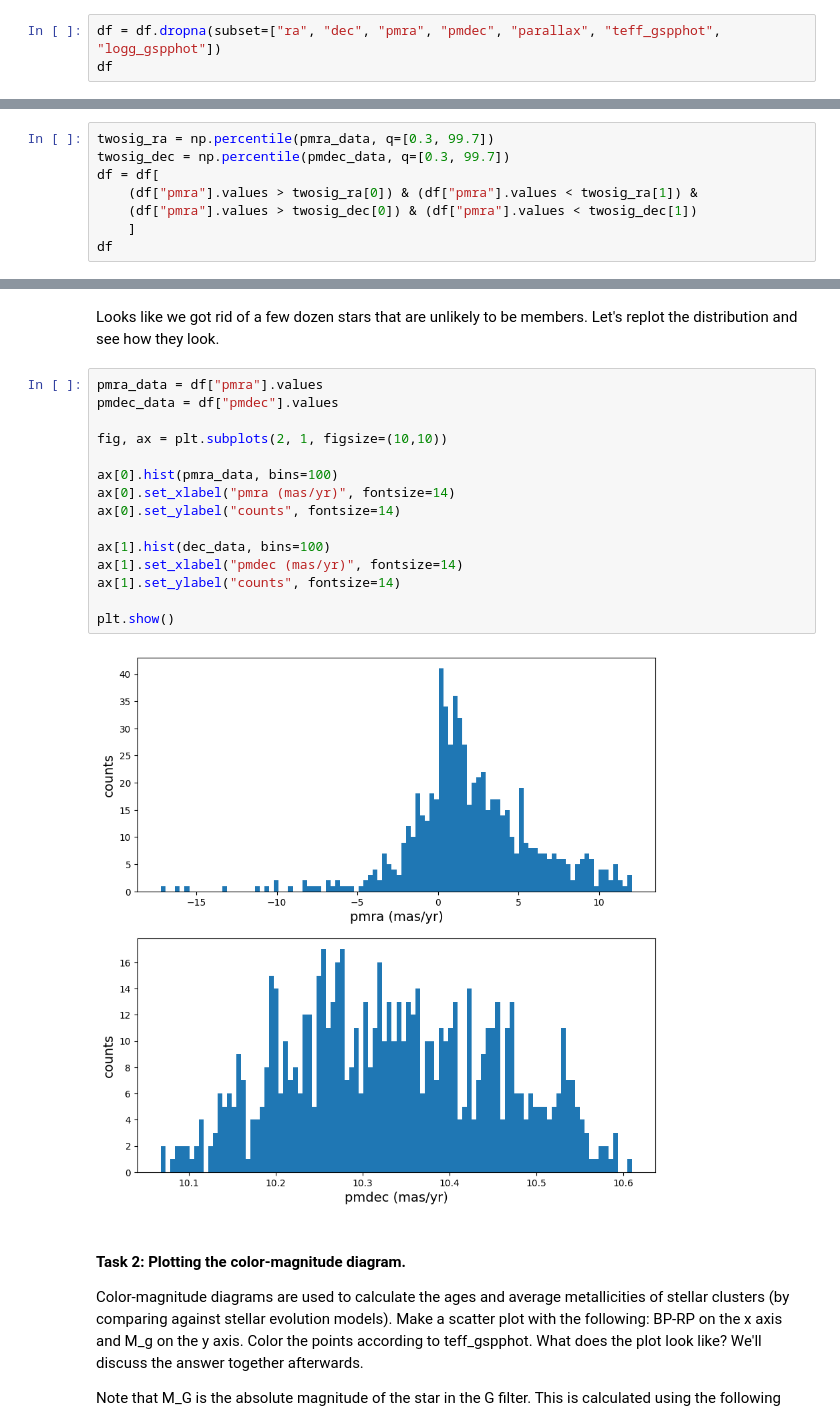
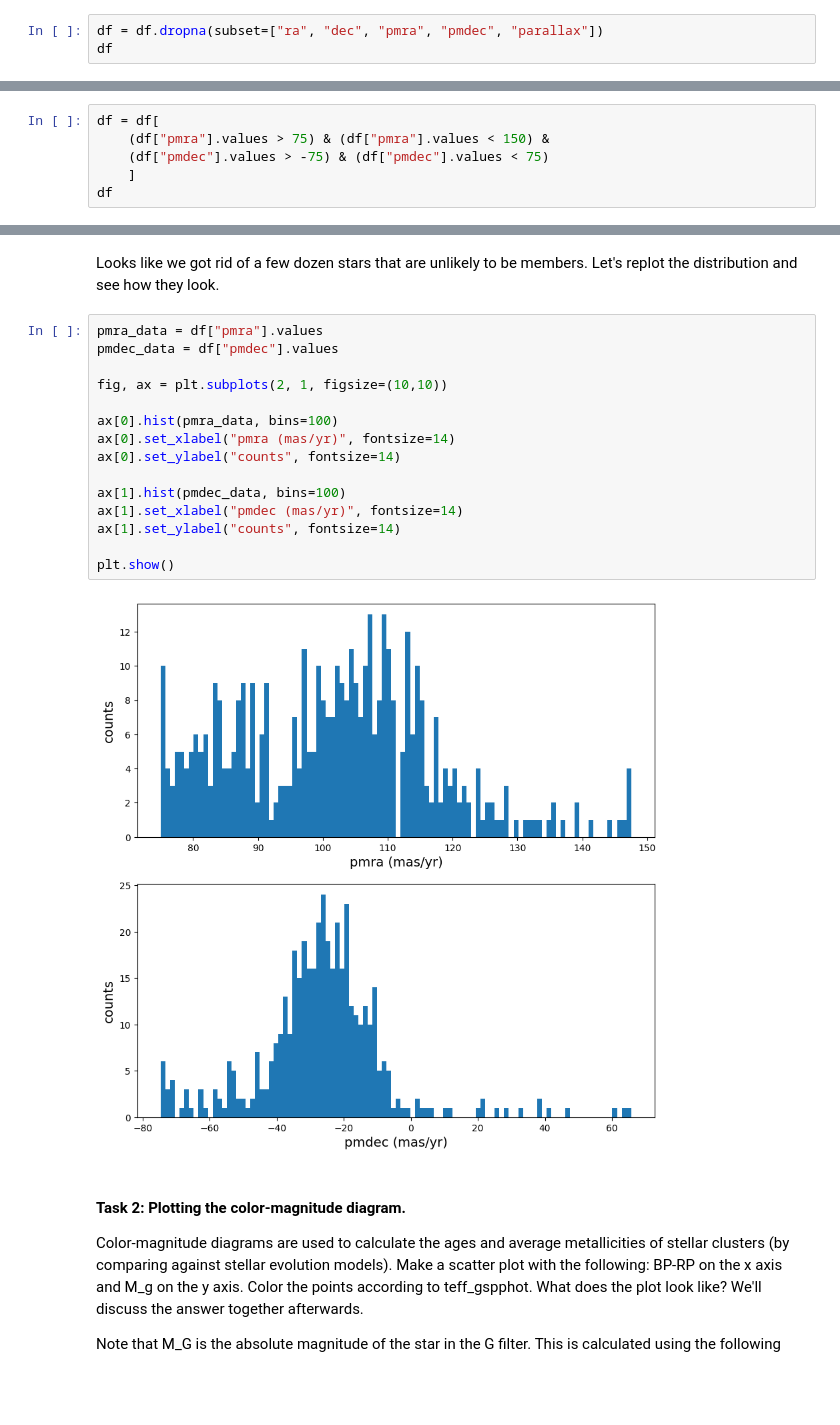
Before and after one commit to stevengiacalone/Python-workshop, a Jupyter notebook: Session_3_Plotting_and_Databases.ipynb, the cells around one changed output, grey strips where cells are left out. Saved outputs shown, nothing was run; the diff lists cells and outputs as text; blank space fills up the shorter version.

```diff
--- a/Session_3_Plotting_and_Databases.ipynb
+++ b/Session_3_Plotting_and_Databases.ipynb
@@ -408,7 +413,7 @@ Here is a brief description of the columns we care about:
 
 Let's start by pruning the dataframe to get rid of stars that don't have coordinates, proper motions, parallaxes, or teff/logg estimates.
 # %%
-df = df.dropna(subset=["ra", "dec", "pmra", "pmdec", "parallax", "teff_gspphot", "logg_gspphot"])
+df = df.dropna(subset=["ra", "dec", "pmra", "pmdec", "parallax"])
 df
 # %% [output]
 |  | designation | source_id | ra | dec | parallax | pmra | pmdec | ruwe | phot_g_mean_mag | ... |
@@ -452,8 +452,0 @@ It looks like there are some outliers in the pmra plot. Let's remove everything
-# %%
-twosig_ra = np.percentile(pmra_data, q=[0.3, 99.7])
-twosig_dec = np.percentile(pmdec_data, q=[0.3, 99.7])
-df = df[
-    (df["pmra"].values > twosig_ra[0]) & (df["pmra"].values < twosig_ra[1]) &
-    (df["pmra"].values > twosig_dec[0]) & (df["pmra"].values < twosig_dec[1])
-    ]
-df
@@ -473,0 +455,6 @@ df
+# %%
+df = df[
+    (df["pmra"].values > 75) & (df["pmra"].values < 150) &
+    (df["pmdec"].values > -75) & (df["pmdec"].values < 75)
+    ]
+df
@@ -476,20 +477,20 @@ Looks like we got rid of a few dozen stars that are unlikely to be members. Let'
 # %%
 pmra_data = df["pmra"].values
 pmdec_data = df["pmdec"].values
 
 fig, ax = plt.subplots(2, 1, figsize=(10,10))
 
 ax[0].hist(pmra_data, bins=100)
 ax[0].set_xlabel("pmra (mas/yr)", fontsize=14)
 ax[0].set_ylabel("counts", fontsize=14)
 
-ax[1].hist(dec_data, bins=100)
+ax[1].hist(pmdec_data, bins=100)
 ax[1].set_xlabel("pmdec (mas/yr)", fontsize=14)
 ax[1].set_ylabel("counts", fontsize=14)
 
 plt.show()
 # %% [output]
-[figure, old version]
+[figure, new version]
 # %% [markdown]
 #### Task 2: Plotting the color-magnitude diagram.
 
```
Also changed, not shown: parts of 27 cells of this notebook.
